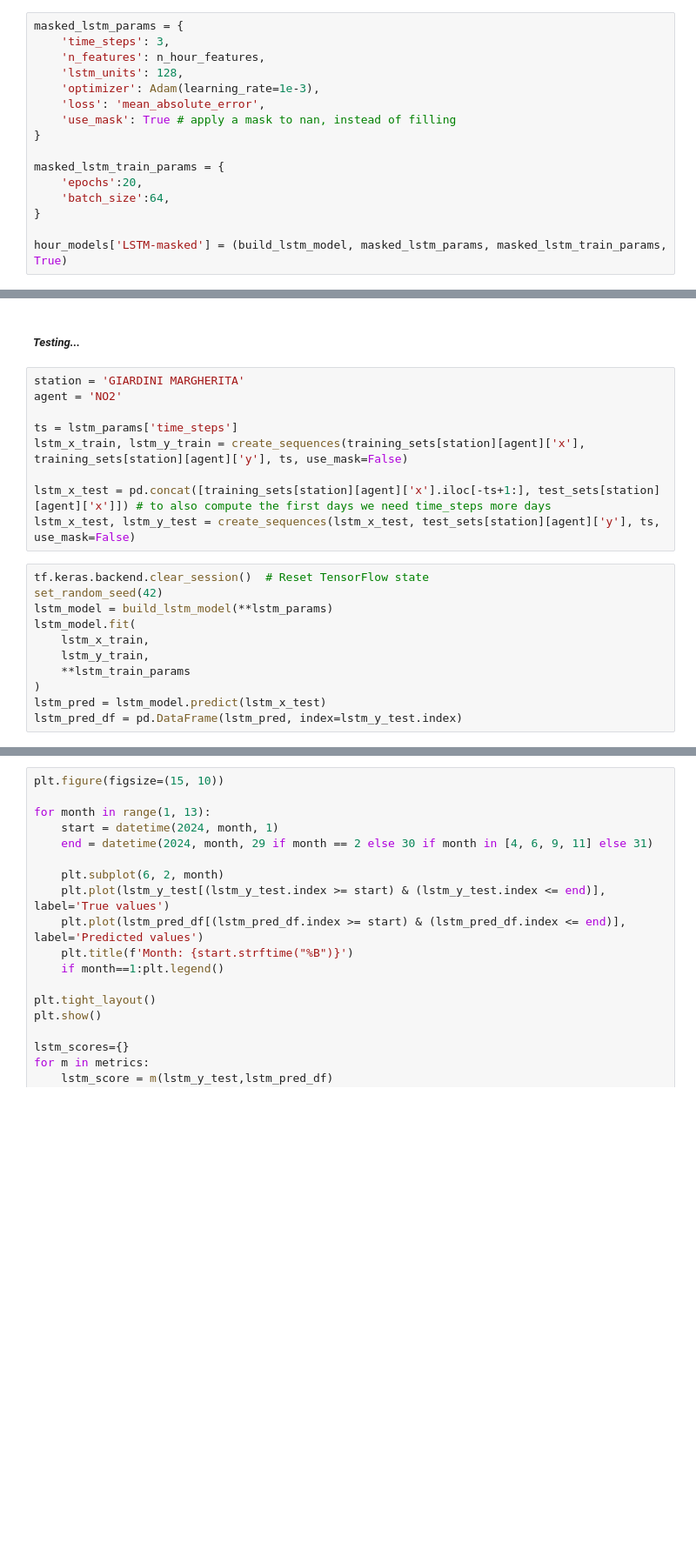
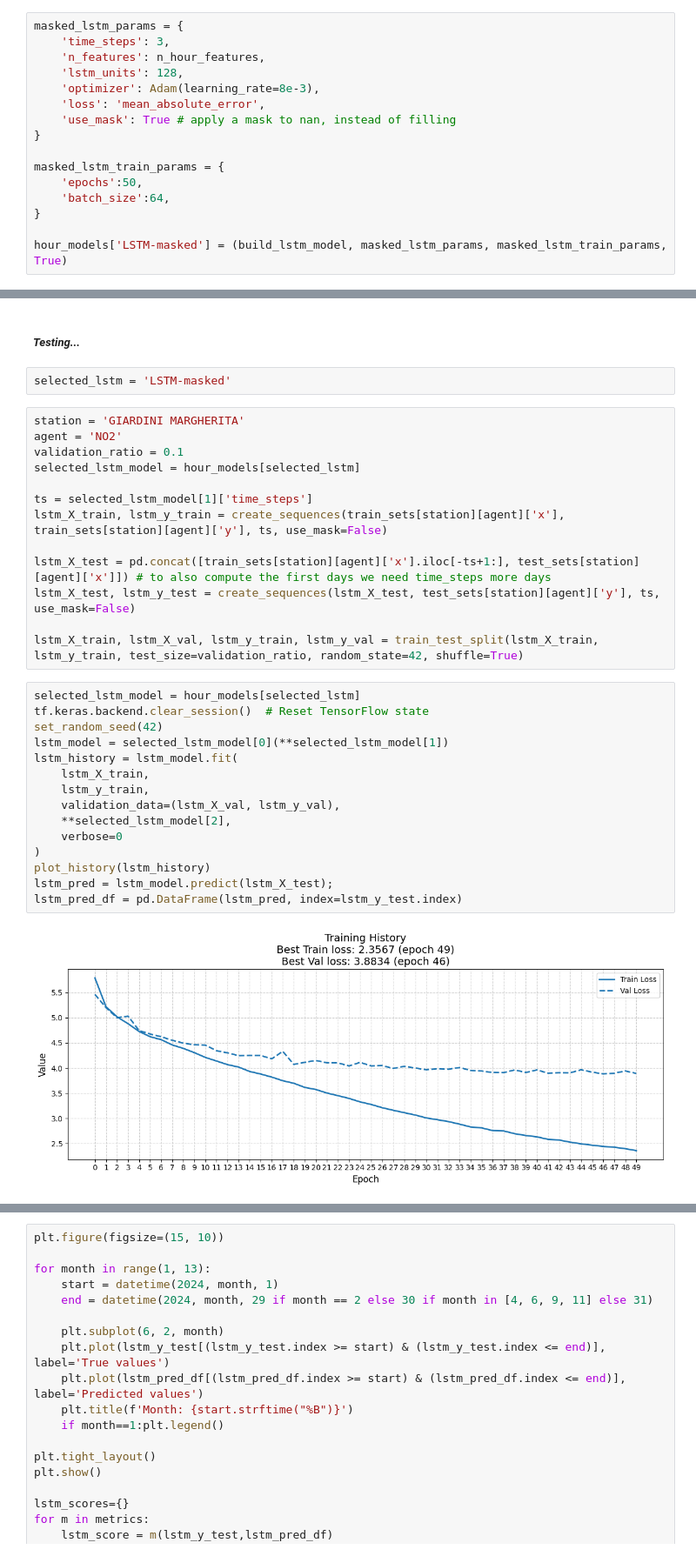
Before and after one commit to davidesonno/AII-project, a Jupyter notebook: 5-model-selection.ipynb, the cells around one changed output, grey strips where cells are left out. Shown at 87% size. Saved outputs shown, nothing was run; the diff lists cells and outputs as text; blank space fills up the shorter version.

```diff
--- a/5-model-selection.ipynb
+++ b/5-model-selection.ipynb
@@ -271,13 +291,13 @@ masked_lstm_params = {
     'time_steps': 3,
     'n_features': n_hour_features,
     'lstm_units': 128,
-    'optimizer': Adam(learning_rate=1e-3),
+    'optimizer': Adam(learning_rate=8e-3),
     'loss': 'mean_absolute_error',
     'use_mask': True # apply a mask to nan, instead of filling
 }
 
 masked_lstm_train_params = {
-    'epochs':20,
+    'epochs':50,
     'batch_size':64,
 }
 
@@ -316,24 +336,35 @@ masked_lstm2_train_params = {
 hour_models['LSTM 2-masked'] = (build_lstm_model, masked_lstm2_params, masked_lstm2_train_params, True)
 # %% [markdown]
 ##### *Testing...*
+# %%
+selected_lstm = 'LSTM-masked'
 # %%
 station = 'GIARDINI MARGHERITA'
 agent = 'NO2'
+validation_ratio = 0.1
+selected_lstm_model = hour_models[selected_lstm]
 
-ts = lstm_params['time_steps']
-lstm_x_train, lstm_y_train = create_sequences(training_sets[station][agent]['x'], training_sets[station][agent]['y'], ts, use_mask=False)
+ts = selected_lstm_model[1]['time_steps']
+lstm_X_train, lstm_y_train = create_sequences(train_sets[station][agent]['x'], train_sets[station][agent]['y'], ts, use_mask=False)
 
-lstm_x_test = pd.concat([training_sets[station][agent]['x'].iloc[-ts+1:], test_sets[station][agent]['x']]) # to also compute the first days we need time_steps more days
-lstm_x_test, lstm_y_test = create_sequences(lstm_x_test, test_sets[station][agent]['y'], ts, use_mask=False)
+lstm_X_test = pd.concat([train_sets[station][agent]['x'].iloc[-ts+1:], test_sets[station][agent]['x']]) # to also compute the first days we need time_steps more days
+lstm_X_test, lstm_y_test = create_sequences(lstm_X_test, test_sets[station][agent]['y'], ts, use_mask=False)
+
+lstm_X_train, lstm_X_val, lstm_y_train, lstm_y_val = train_test_split(lstm_X_train, lstm_y_train, test_size=validation_ratio, random_state=42, shuffle=True)
 # %%
+selected_lstm_model = hour_models[selected_lstm]
 tf.keras.backend.clear_session()  # Reset TensorFlow state
 set_random_seed(42)
-lstm_model = build_lstm_model(**lstm_params)
-lstm_model.fit(
-    lstm_x_train,
+lstm_model = selected_lstm_model[0](**selected_lstm_model[1])
+lstm_history = lstm_model.fit(
+    lstm_X_train,
     lstm_y_train,
-    **lstm_train_params
+    validation_data=(lstm_X_val, lstm_y_val),
+    **selected_lstm_model[2],
+    verbose=0
 )
-lstm_pred = lstm_model.predict(lstm_x_test)
+plot_history(lstm_history)
+lstm_pred = lstm_model.predict(lstm_X_test);
 lstm_pred_df = pd.DataFrame(lstm_pred, index=lstm_y_test.index)
 # %% [output]
+[figure, added]
```
Also changed, not shown: parts of 16 cells of this notebook, 4 other files.
